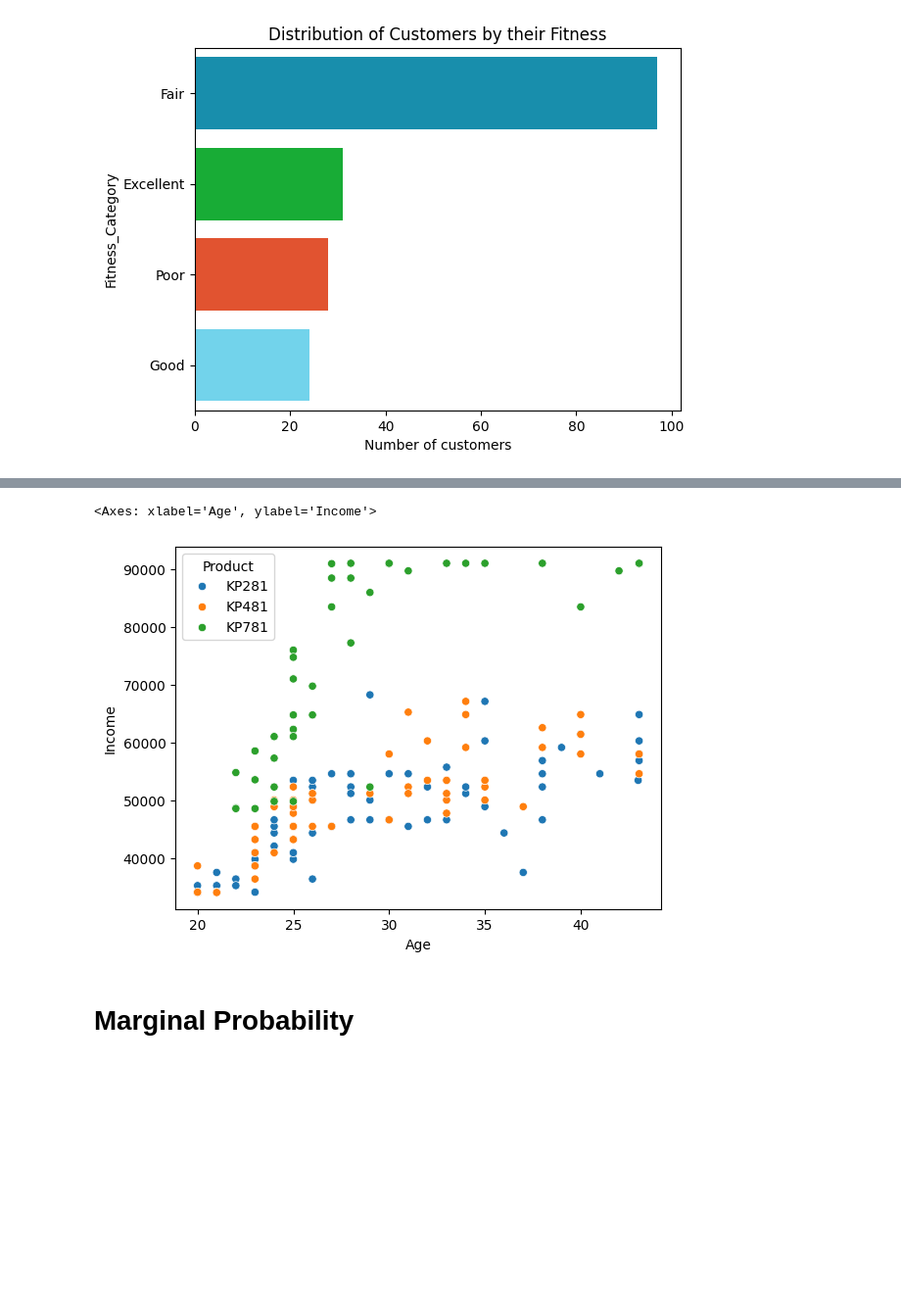
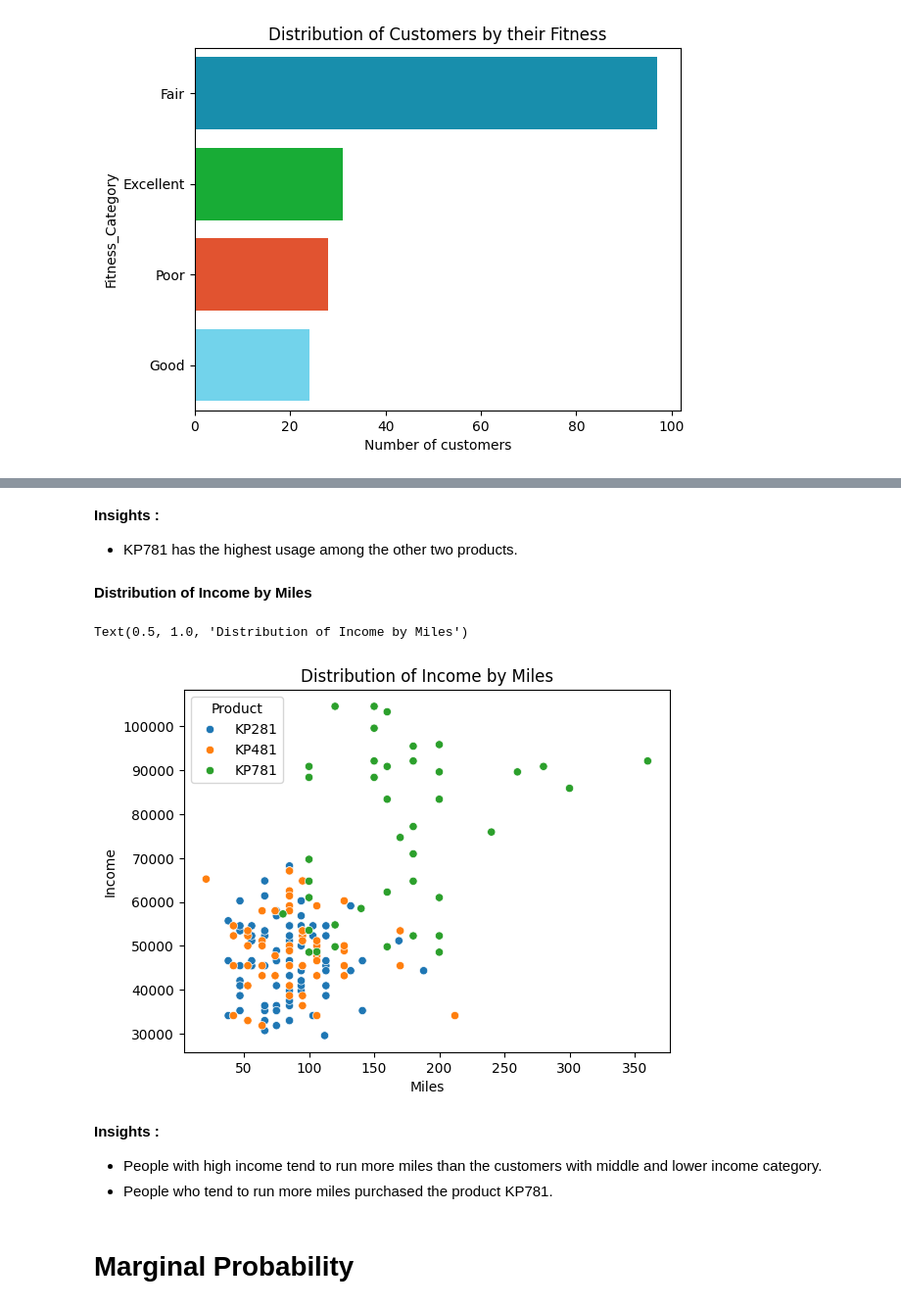
Before and after one commit to HaseebHussainMd/Projects, a Jupyter notebook: Aerofit_Case_Study.ipynb, the cells around one changed output, grey strips where cells are left out. Shown at 98% size. Cells and saved outputs as stored; diff of their text form; code cells hidden in the pictures; blank space fills up the shorter version.

```diff
--- a/Aerofit_Case_Study.ipynb
+++ b/Aerofit_Case_Study.ipynb
@@ -121,10 +103,0 @@ plt.show()
-# %%
-# 5th and 95th percentiles for the dataset
-percentile_5 = np.percentile(df['Income'], 5)
-percentile_95 = np.percentile(df['Income'], 95)
-
-# Clipping the data between the 5th and 95th percentiles
-clipped_data = np.clip(df['Income'], percentile_5, percentile_95)
-
-# Replacing the original 'Age' attribute with the clipped data
-df['Income'] = clipped_data
@@ -133,10 +103,0 @@ df['Income'] = clipped_data
-# %%
-# 5th and 95th percentiles for the dataset
-percentile_5 = np.percentile(df['Miles'], 5)
-percentile_95 = np.percentile(df['Miles'], 95)
-
-# Clipping the data between the 5th and 95th percentiles
-clipped_data = np.clip(df['Miles'], percentile_5, percentile_95)
-
-# Replacing the original 'Age' attribute with the clipped data
-df['Miles'] = clipped_data
@@ -145,10 +103,0 @@ df['Miles'] = clipped_data
-# %%
-# 5th and 95th percentiles for the dataset
-percentile_5 = np.percentile(df['Age'], 5)
-percentile_95 = np.percentile(df['Age'], 95)
-
-# Clipping the data between the 5th and 95th percentiles
-clipped_data = np.clip(df['Age'], percentile_5, percentile_95)
-
-# Replacing the original 'Age' attribute with the clipped data
-df['Age'] = clipped_data
@@ -354,8 +395,22 @@ plt.show()
+# %% [markdown]
+**Insights :**
+
+
+*   KP781 has the highest usage among the other two products.
+# %% [markdown]
+**Distribution of Income by Miles**
 # %%
-sns.scatterplot(data=df, x='Age', y='Income',hue='Product' )
+sns.scatterplot(data=df, x='Miles', y='Income',hue='Product' )
+plt.title('Distribution of Income by Miles')
 # %% [output]
-<Axes: xlabel='Age', ylabel='Income'>
+Text(0.5, 1.0, 'Distribution of Income by Miles')
-[figure, old version]
+[figure, new version]
+# %% [markdown]
+**Insights :**
+
+
+*   People with high income tend to run more miles than the customers with middle and lower income category.
+*   People who tend to run more miles purchased the product KP781.
 # %% [markdown]
 # **Marginal Probability**
 # %%
```
Also changed, not shown: parts of 64 cells of this notebook.
